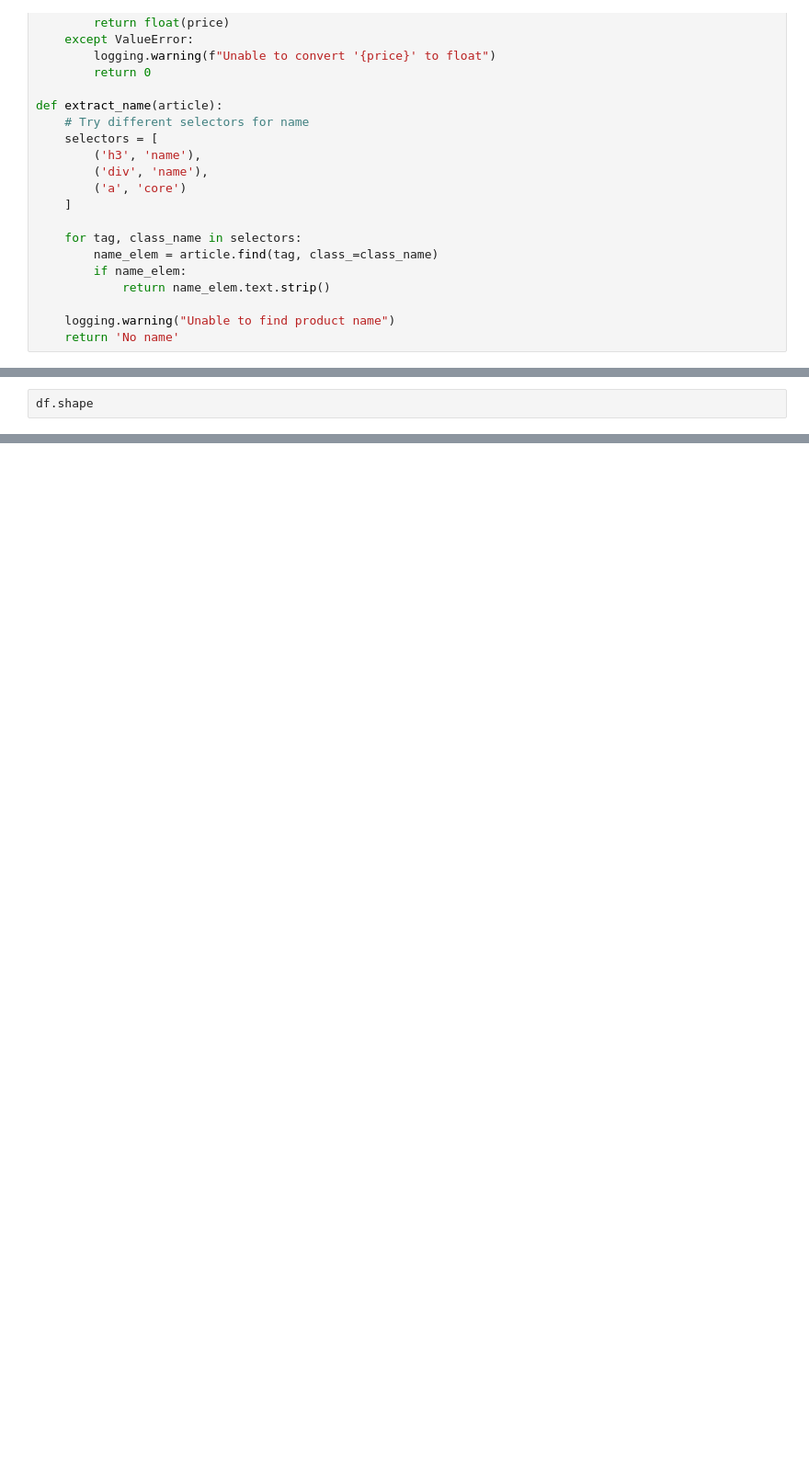
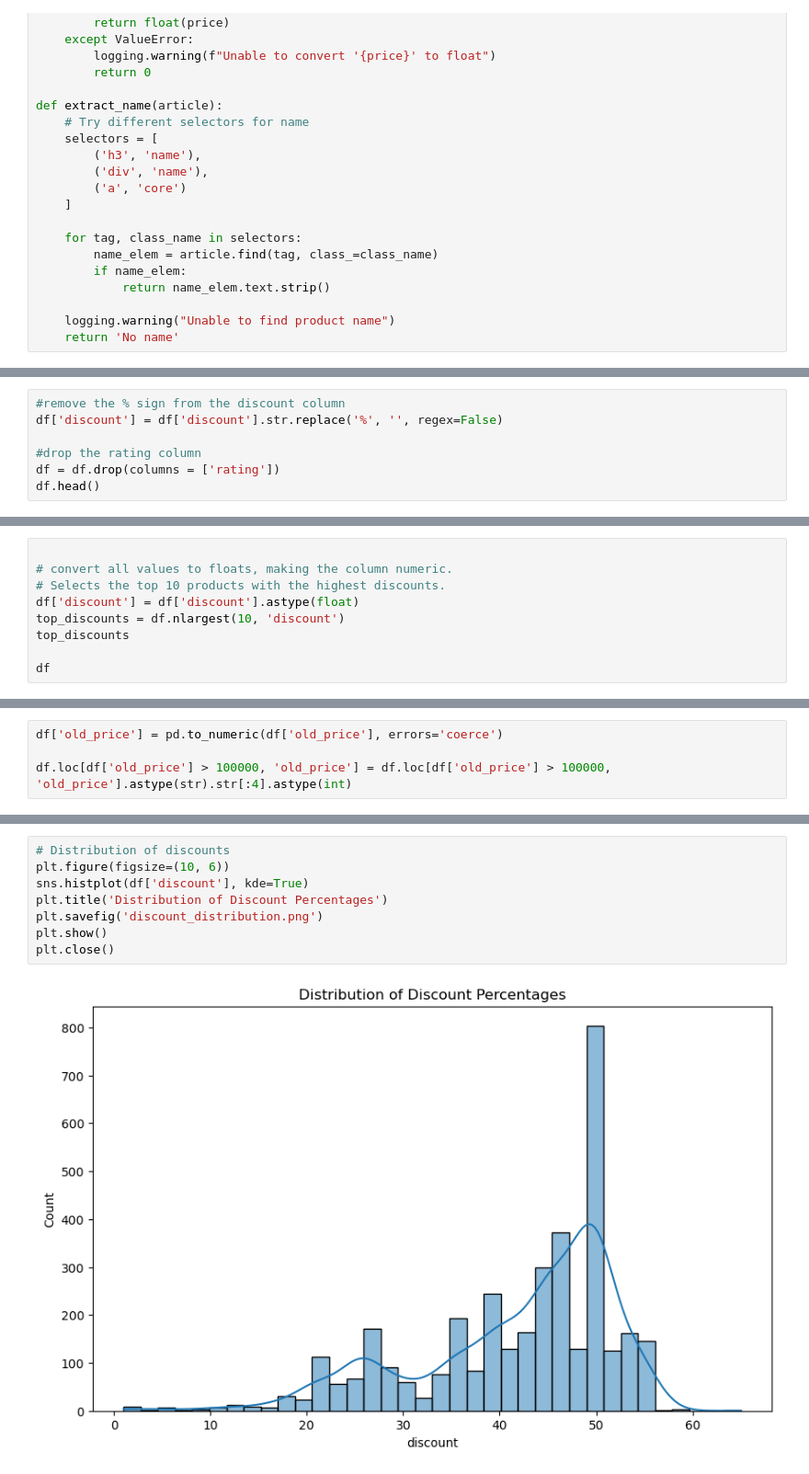
Before and after one commit to Kipkoech10/jumia-_discounts_scrapping, a Jupyter notebook: Jumia web scrapping.ipynb, the cells around one changed output, grey strips where cells are left out. Shown at 92% size. Drawn from its saved outputs; the diff is of its cells as text; blank space fills up the shorter version.

```diff
--- a/Jumia web scrapping.ipynb
+++ b/Jumia web scrapping.ipynb
@@ -205,3 +230,8 @@ df.tail()
 # %%
-df.shape
+#remove the % sign from the discount column
+df['discount'] = df['discount'].str.replace('%', '', regex=False)
+
+#drop the rating column
+df = df.drop(columns = ['rating'])
+df.head()
 # %% [output]
@@ -212,0 +283,9 @@ def load_data()
+# %%
+
+# convert all values to floats, making the column numeric.
+# Selects the top 10 products with the highest discounts.
+df['discount'] = df['discount'].astype(float)
+top_discounts = df.nlargest(10, 'discount')
+top_discounts
+
+df
@@ -212,0 +380,4 @@ def load_data()
+# %%
+df['old_price'] = pd.to_numeric(df['old_price'], errors='coerce')
+
+df.loc[df['old_price'] > 100000, 'old_price'] = df.loc[df['old_price'] > 100000, 'old_price'].astype(str).str[:4].astype(int)
@@ -212,0 +459,10 @@ def load_data()
+# %%
+# Distribution of discounts
+plt.figure(figsize=(10, 6))
+sns.histplot(df['discount'], kde=True)
+plt.title('Distribution of Discount Percentages')
+plt.savefig('discount_distribution.png')
+plt.show()
+plt.close()
+# %% [output]
+[figure, added]
```
Also changed, not shown: parts of 28 cells of this notebook.
